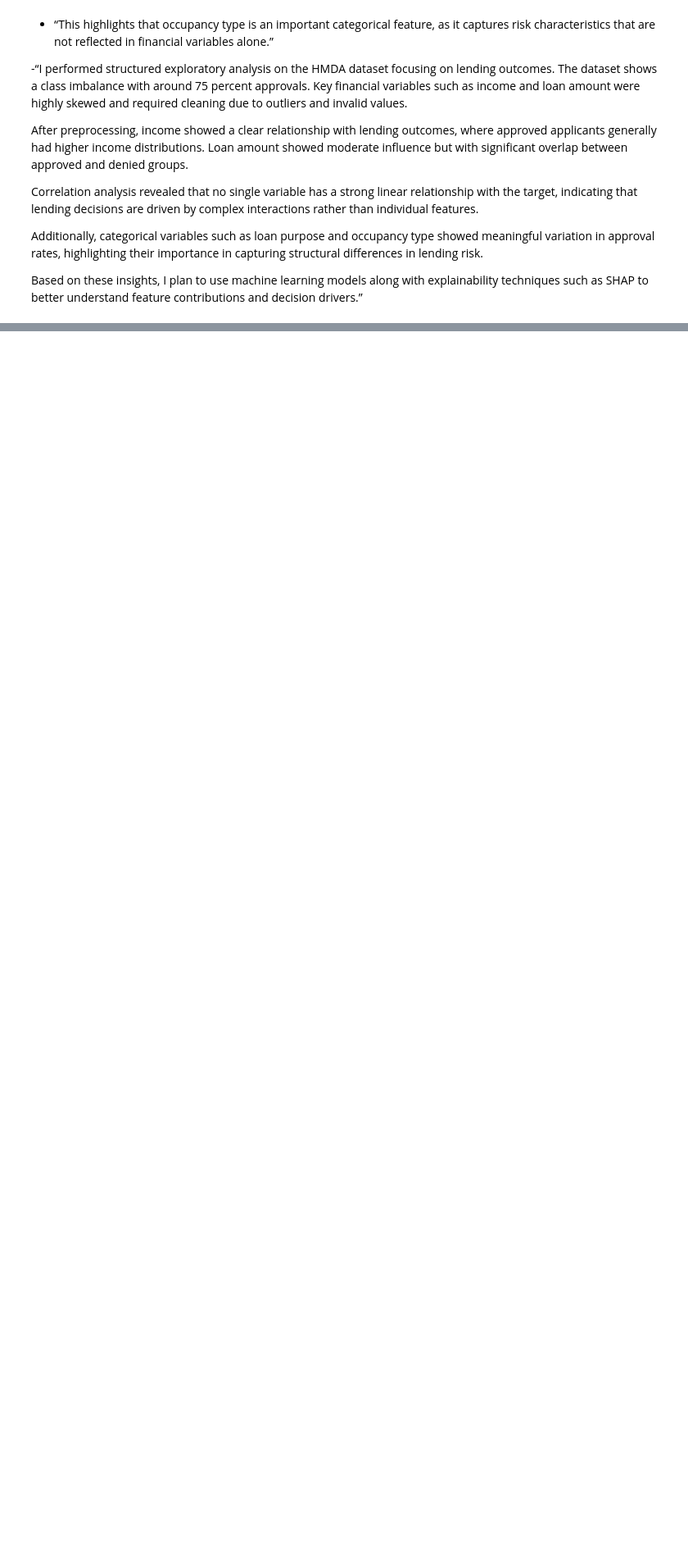
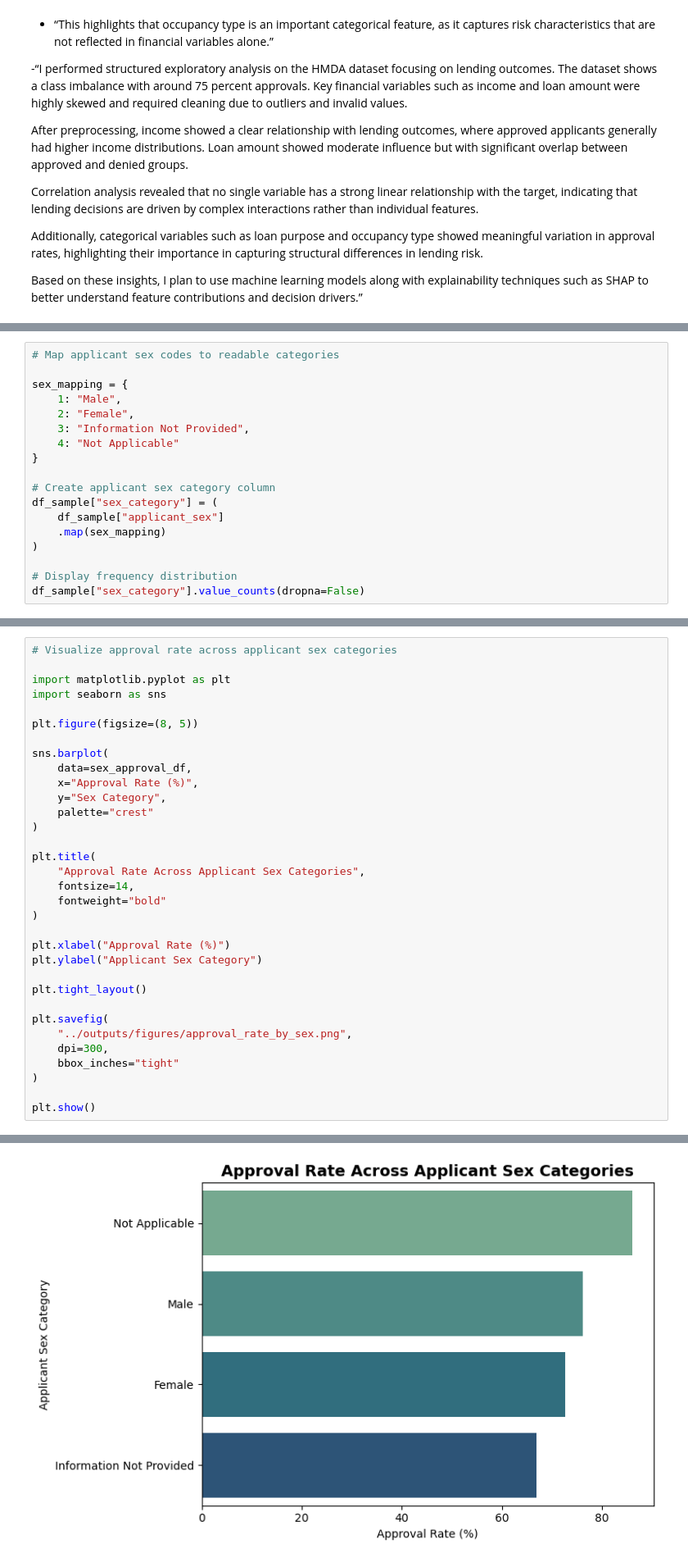
Before and after one commit to Shivashankar-Chari/hmda-capstone-analysis, a Jupyter notebook: 01_data_understanding_details.ipynb, the cells around one changed output, grey strips where cells are left out. Shown at 82% size. Saved outputs shown, nothing was run; the diff lists cells and outputs as text; blank space fills up the shorter version.

```diff
--- a/01_data_understanding_details.ipynb
+++ b/01_data_understanding_details.ipynb
@@ -736,0 +1091,18 @@ plt.show()
+# %%
+# Map applicant sex codes to readable categories
+
+sex_mapping = {
+    1: "Male",
+    2: "Female",
+    3: "Information Not Provided",
+    4: "Not Applicable"
+}
+
+# Create applicant sex category column
+df_sample["sex_category"] = (
+    df_sample["applicant_sex"]
+    .map(sex_mapping)
+)
+
+# Display frequency distribution
+df_sample["sex_category"].value_counts(dropna=False)
@@ -736,0 +1150,34 @@ plt.show()
+# %%
+# Visualize approval rate across applicant sex categories
+
+import matplotlib.pyplot as plt
+import seaborn as sns
+
+plt.figure(figsize=(8, 5))
+
+sns.barplot(
+    data=sex_approval_df,
+    x="Approval Rate (%)",
+    y="Sex Category",
+    palette="crest"
+)
+
+plt.title(
+    "Approval Rate Across Applicant Sex Categories",
+    fontsize=14,
+    fontweight="bold"
+)
+
+plt.xlabel("Approval Rate (%)")
+plt.ylabel("Applicant Sex Category")
+
+plt.tight_layout()
+
+plt.savefig(
+    "../outputs/figures/approval_rate_by_sex.png",
+    dpi=300,
+    bbox_inches="tight"
+)
+
+plt.show()
+# %% [output]
@@ -736,0 +1187 @@ plt.show()
+[figure, added]
```
Also changed, not shown: parts of 146 cells of this notebook.
